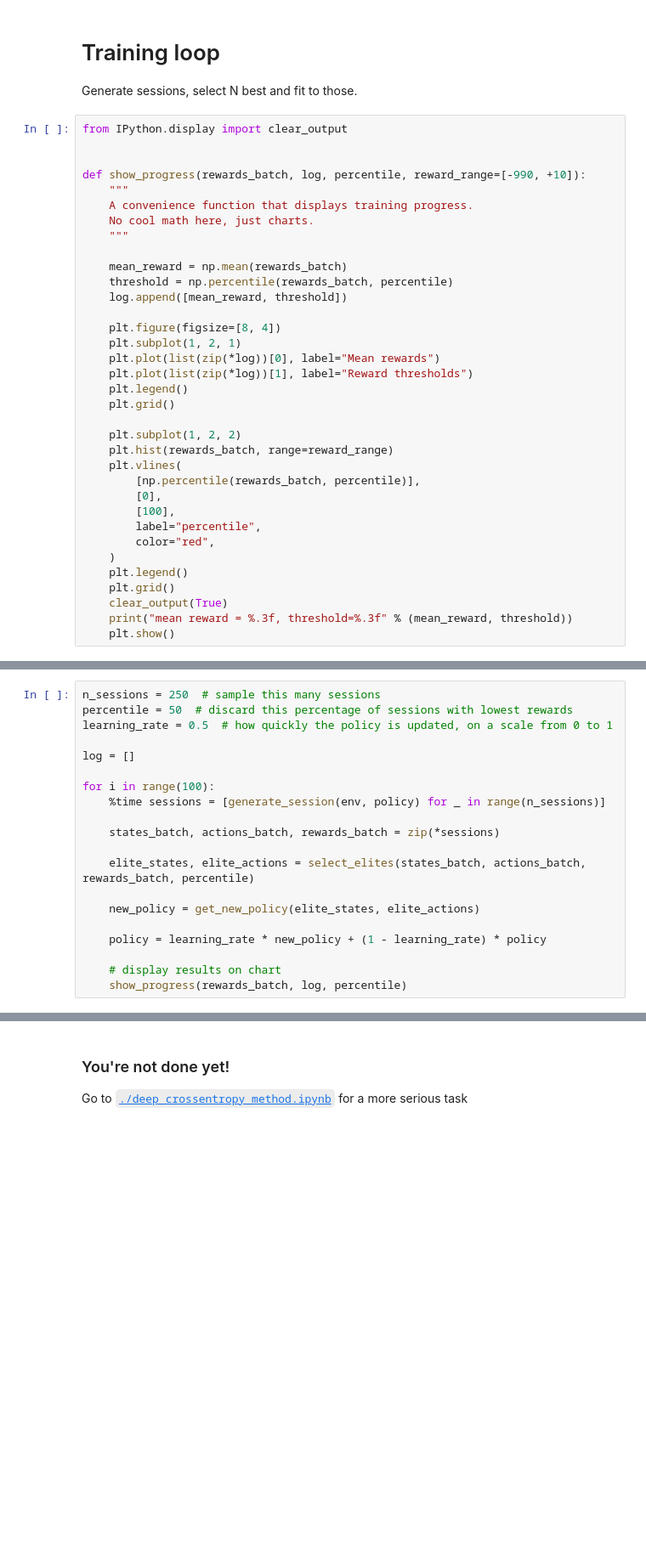
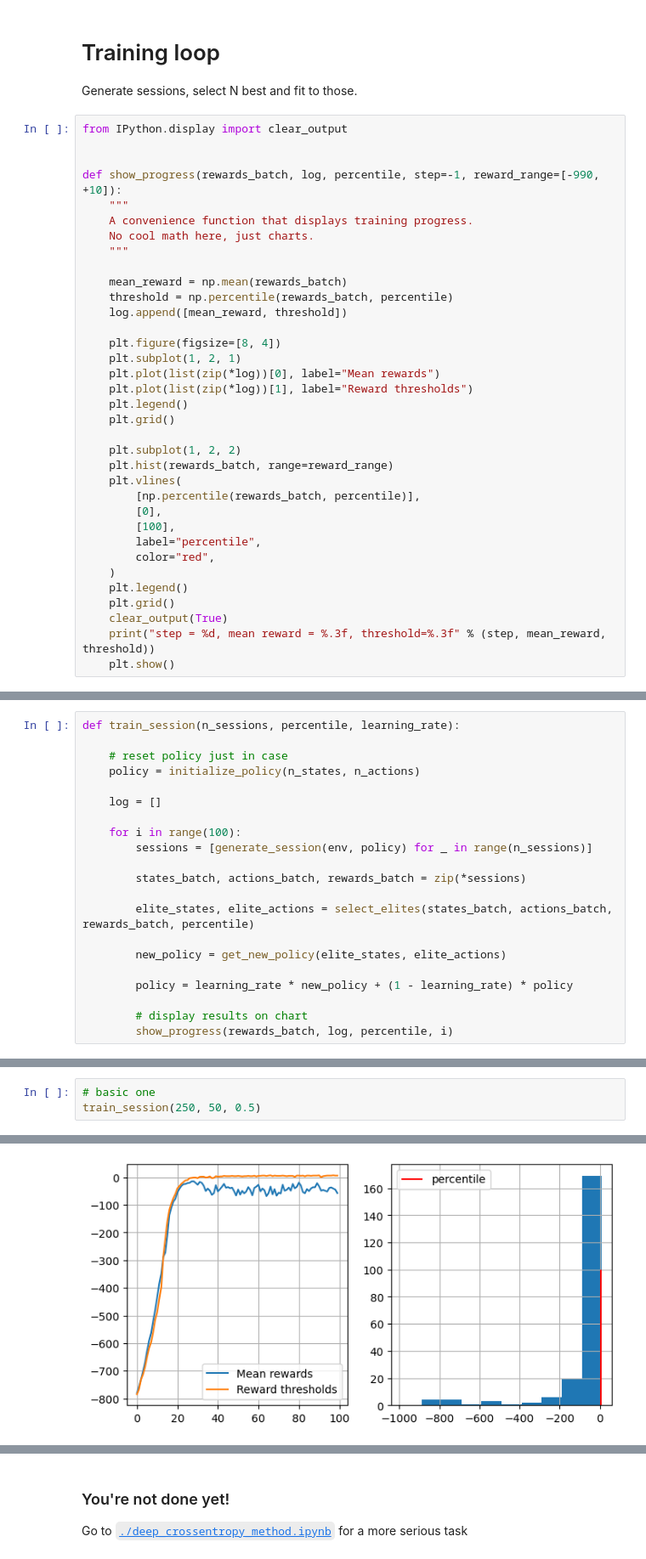
Before and after one commit to Arkadiy-Vladimirov/Practical_RL, a Jupyter notebook: week01_intro/crossentropy_method.ipynb, the cells around one changed output, grey strips where cells are left out. Shown at 85% size. Drawn from its saved outputs; the diff is of its cells as text; blank space fills up the shorter version.

Commit message:
basic crossentropy fixed (i.e. task 1 done)

```diff
--- a/week01_intro/crossentropy_method.ipynb
+++ b/week01_intro/crossentropy_method.ipynb
@@ -255,7 +255,7 @@ Generate sessions, select N best and fit to those.
 from IPython.display import clear_output
 
 
-def show_progress(rewards_batch, log, percentile, reward_range=[-990, +10]):
+def show_progress(rewards_batch, log, percentile, step=-1, reward_range=[-990, +10]):
     """
     A convenience function that displays training progress.
     No cool math here, just charts.
@@ -284,5 +284,5 @@ def show_progress(rewards_batch, log, percentile, reward_range=[-990, +10]):
     plt.legend()
     plt.grid()
     clear_output(True)
-    print("mean reward = %.3f, threshold=%.3f" % (mean_reward, threshold))
+    print("step = %d, mean reward = %.3f, threshold=%.3f" % (step, mean_reward, threshold))
     plt.show()
@@ -292,20 +289,21 @@ policy = initialize_policy(n_states, n_actions)
 # %%
-n_sessions = 250  # sample this many sessions
-percentile = 50  # discard this percentage of sessions with lowest rewards
-learning_rate = 0.5  # how quickly the policy is updated, on a scale from 0 to 1
+def train_session(n_sessions, percentile, learning_rate):
 
-log = []
+    # reset policy just in case
+    policy = initialize_policy(n_states, n_actions)
 
-for i in range(100):
-    %time sessions = [generate_session(env, policy) for _ in range(n_sessions)]
+    log = []
 
-    states_batch, actions_batch, rewards_batch = zip(*sessions)
+    for i in range(100):
+        sessions = [generate_session(env, policy) for _ in range(n_sessions)]
 
-    elite_states, elite_actions = select_elites(states_batch, actions_batch, rewards_batch, percentile)
+        states_batch, actions_batch, rewards_batch = zip(*sessions)
 
-    new_policy = get_new_policy(elite_states, elite_actions)
+        elite_states, elite_actions = select_elites(states_batch, actions_batch, rewards_batch, percentile)
 
-    policy = learning_rate * new_policy + (1 - learning_rate) * policy
+        new_policy = get_new_policy(elite_states, elite_actions)
 
-    # display results on chart
-    show_progress(rewards_batch, log, percentile)
+        policy = learning_rate * new_policy + (1 - learning_rate) * policy
+
+        # display results on chart
+        show_progress(rewards_batch, log, percentile, i)
@@ -314,0 +310,4 @@ mean reward = -88.884, threshold=5.000
+# %%
+# basic one
+train_session(250, 50, 0.5)
+# %% [output]
@@ -314,0 +315 @@ mean reward = -88.884, threshold=5.000
+[figure, added]
```
Also changed, not shown: parts of 11 cells of this notebook, 1 other file.
